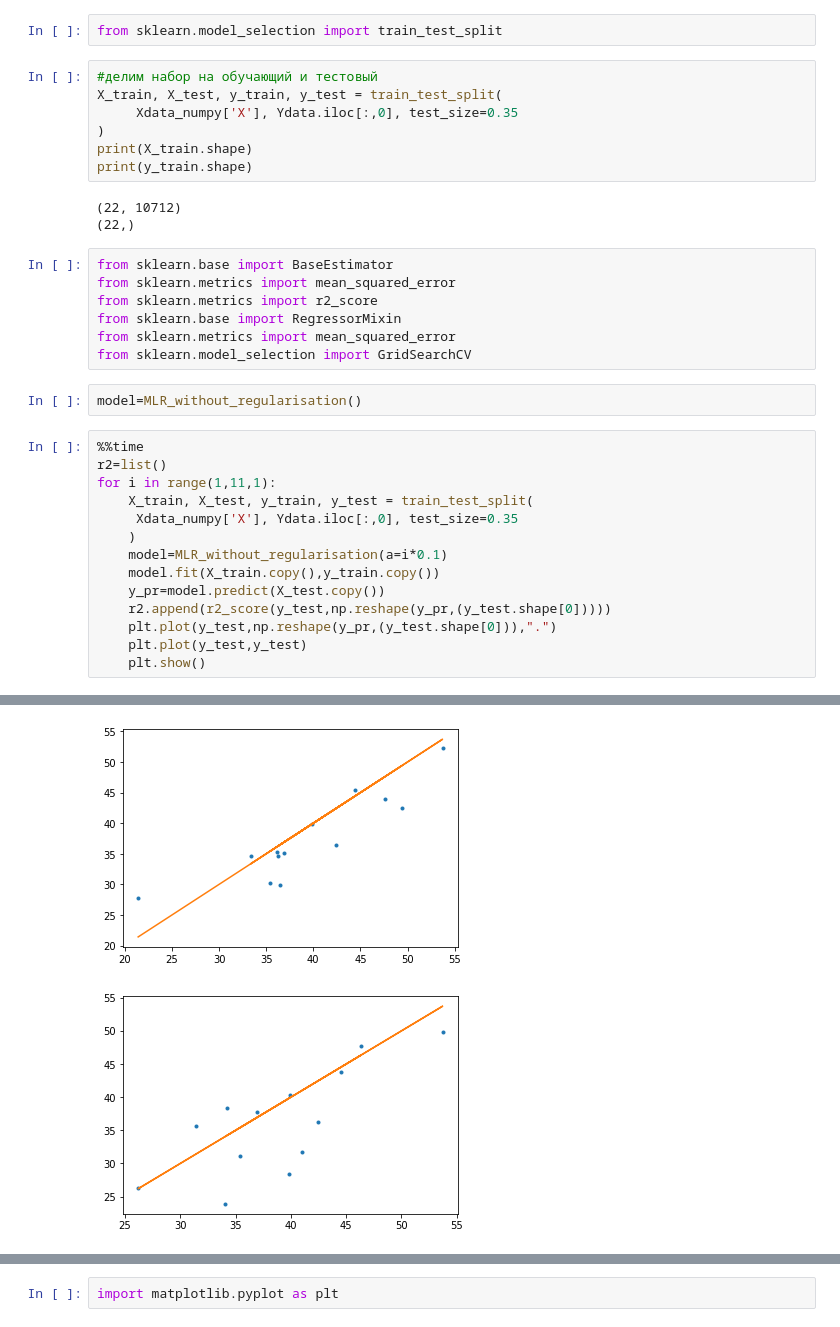
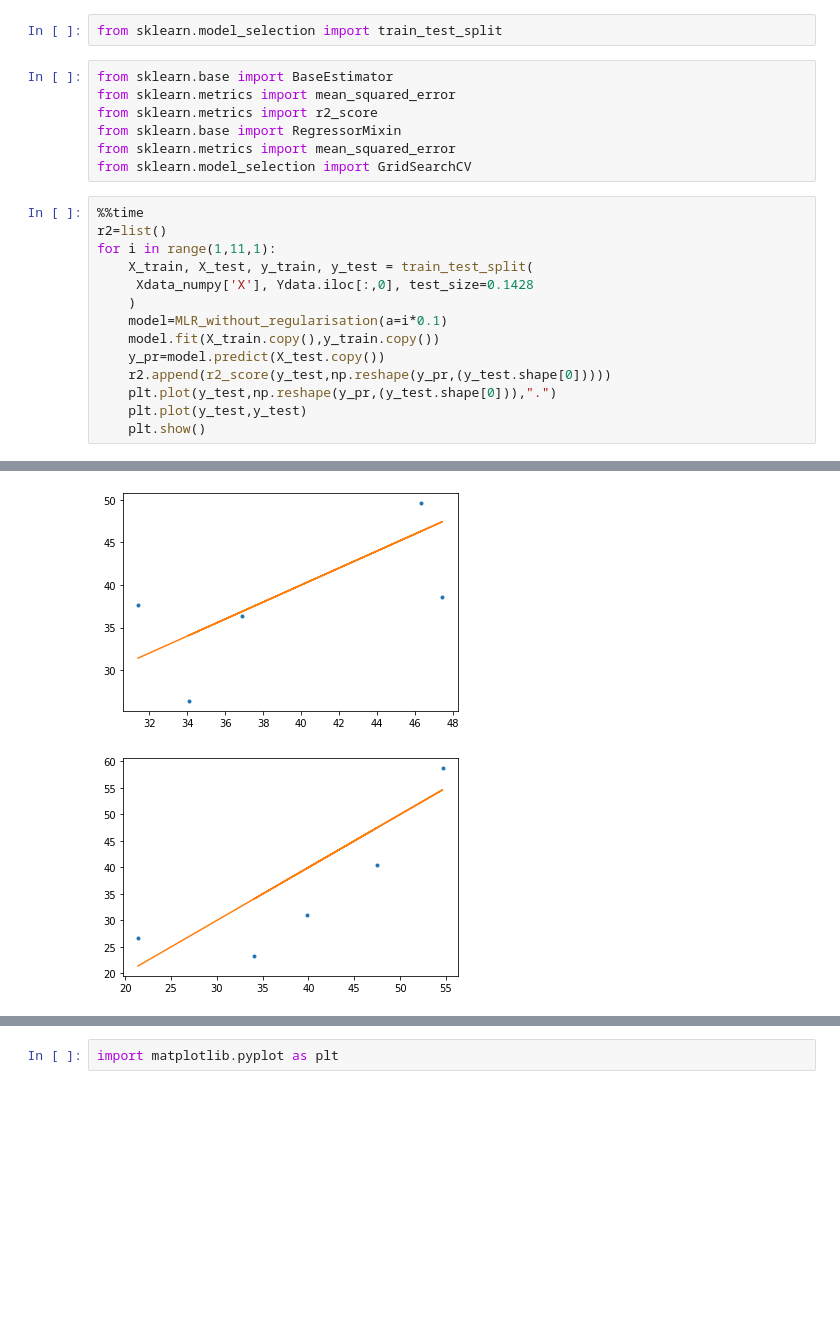
Before and after one commit to 89605502155/ML-repositry, a Jupyter notebook: Multiple_Least_Regression.ipynb, the cells around one changed output, grey strips where cells are left out. Cells and saved outputs as stored; diff of their text form; blank space fills up the shorter version.

```diff
--- a/Multiple_Least_Regression.ipynb
+++ b/Multiple_Least_Regression.ipynb
@@ -44,16 +46,6 @@ Xdata_numpy['X'].shape = (Xdata_numpy['X'].shape[0], Xdata_numpy['X'].shape[1] *
 Xdata_numpy['X'][:,np.isnan(Xdata_numpy['X']).any(axis = 0)] = 0 # zero out any columns containing NaN
 # %%
 from sklearn.model_selection import train_test_split
-# %%
-#делим набор на обучающий и тестовый
-X_train, X_test, y_train, y_test = train_test_split(
-     Xdata_numpy['X'], Ydata.iloc[:,0], test_size=0.35
-)
-print(X_train.shape)
-print(y_train.shape)
-# %% [output]
-(22, 10712)
-(22,)
 # %%
 from sklearn.base import BaseEstimator
 from sklearn.metrics import mean_squared_error
@@ -61,14 +53,12 @@ from sklearn.metrics import r2_score
 from sklearn.base import RegressorMixin
 from sklearn.metrics import mean_squared_error
 from sklearn.model_selection import GridSearchCV
-# %%
-model=MLR_without_regularisation()
 # %%
 %%time
 r2=list()
 for i in range(1,11,1):
     X_train, X_test, y_train, y_test = train_test_split(
-     Xdata_numpy['X'], Ydata.iloc[:,0], test_size=0.35
+     Xdata_numpy['X'], Ydata.iloc[:,0], test_size=0.1428
     )
     model=MLR_without_regularisation(a=i*0.1)
     model.fit(X_train.copy(),y_train.copy())
@@ -82,2 +72,2 @@ for i in range(1,11,1):
-[figure, old version]
+[figure, new version]
-[figure, old version]
+[figure, new version]
```
Also changed, not shown: parts of 7 cells of this notebook.
